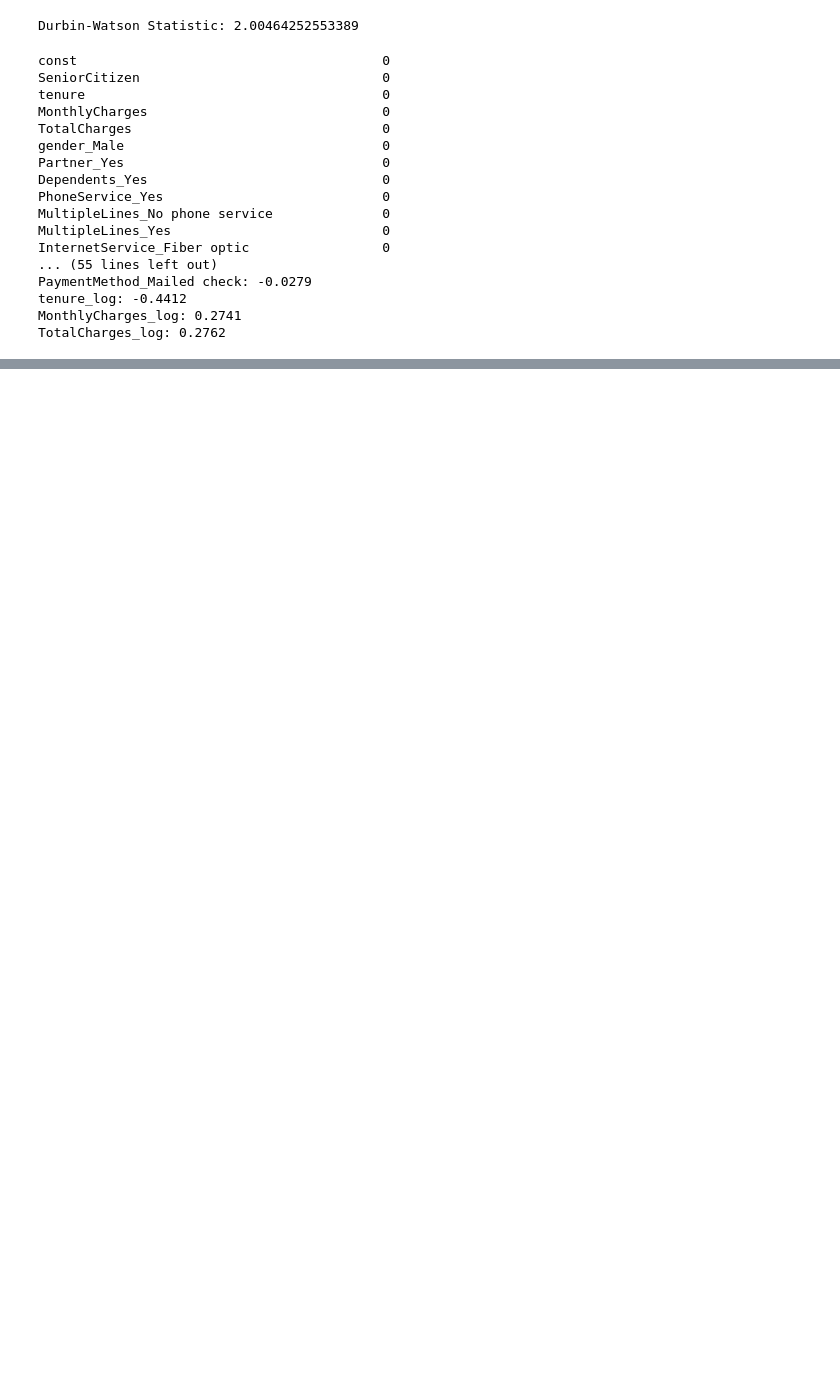
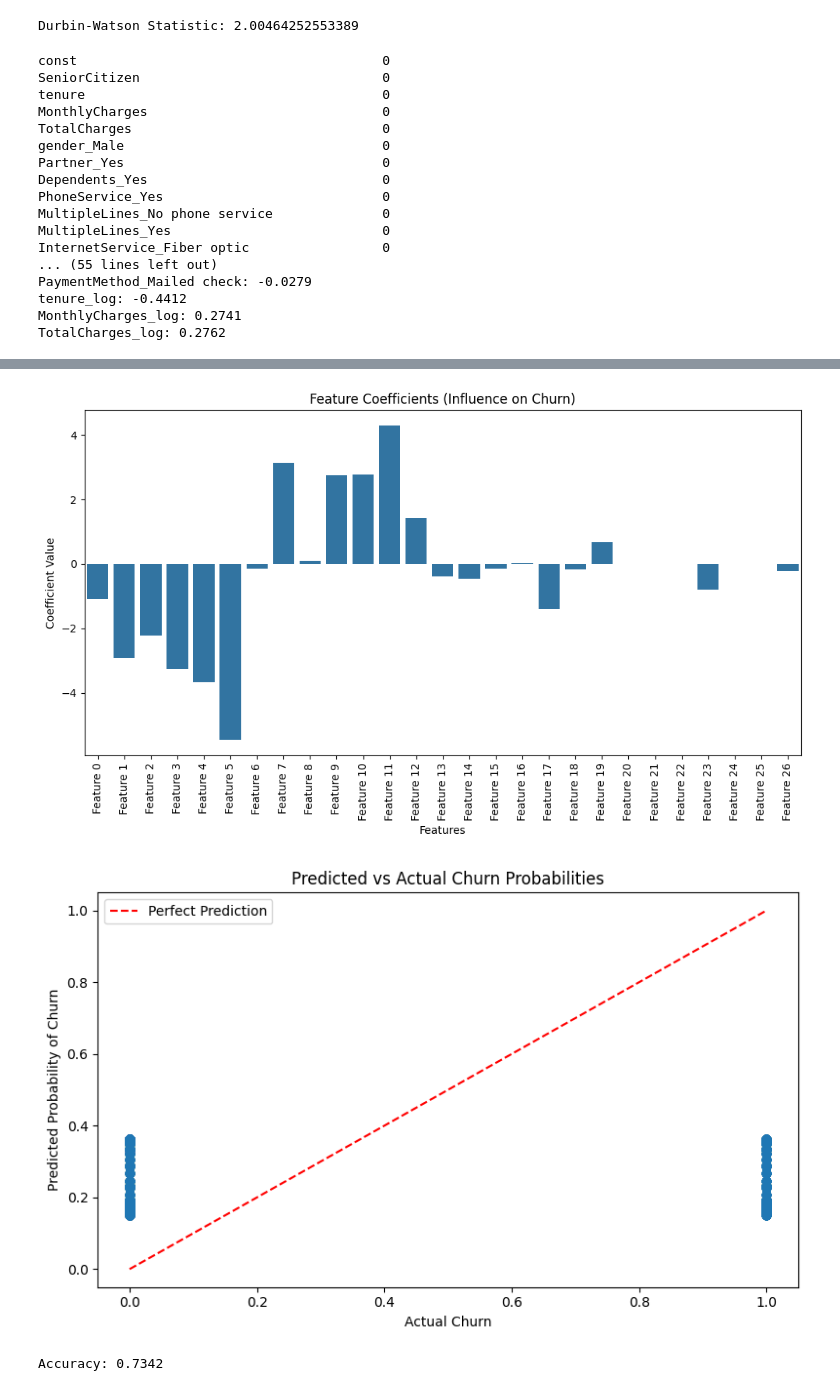
Before and after one commit to ryan9dai/XAI590_Ryan, a Jupyter notebook: XAI_Assignment2.ipynb, the cells around one changed output, grey strips where cells are left out. Cells and saved outputs as stored; diff of their text form; code cells hidden in the pictures; blank space fills up the shorter version.

```diff
--- a/XAI_Assignment2.ipynb
+++ b/XAI_Assignment2.ipynb
@@ -430,0 +654,41 @@ TotalCharges_log: 0.2762
+# %%
+# 2. **Feature Coefficients Plot**
+# Get the coefficients from the model (excluding the intercept)
+coefficients = gam_result.params[1:]  # Exclude intercept term
+features = [f"Feature {i}" for i in range(len(coefficients))]  # Adjust to match the number of coefficients
+
+# Plot feature coefficients
+plt.figure(figsize=(10, 6))
+sns.barplot(x=features, y=coefficients)
+plt.xticks(rotation=90)
+plt.title("Feature Coefficients (Influence on Churn)")
+plt.ylabel("Coefficient Value")
+plt.xlabel("Features")
+plt.tight_layout()
+plt.show()
+
+# 3. **Predicted vs Actual Plot**
+# Predict probabilities for the entire dataset
+y_pred_prob_full = gam_result.predict(exog_smooth=bsplines.transform(X_scaled))
+
+# Plot actual vs predicted probabilities
+plt.figure(figsize=(8, 5))
+plt.scatter(y, y_pred_prob_full, alpha=0.5)
+plt.plot([0, 1], [0, 1], 'r--', label="Perfect Prediction")
+plt.xlabel("Actual Churn")
+plt.ylabel("Predicted Probability of Churn")
+plt.title("Predicted vs Actual Churn Probabilities")
+plt.legend()
+plt.tight_layout()
+plt.show()
+
+# Evaluate the model (Accuracy)
+y_pred = (y_pred_prob_full > 0.5).astype(int)  # Binary classification
+accuracy = accuracy_score(y, y_pred)
+print(f"Accuracy: {accuracy:.4f}")
+
+# All plots written by ChatGPT
+# %% [output]
+[figure, added]
+[figure, added]
+Accuracy: 0.7342
```
Also changed, not shown: parts of 38 cells of this notebook.
